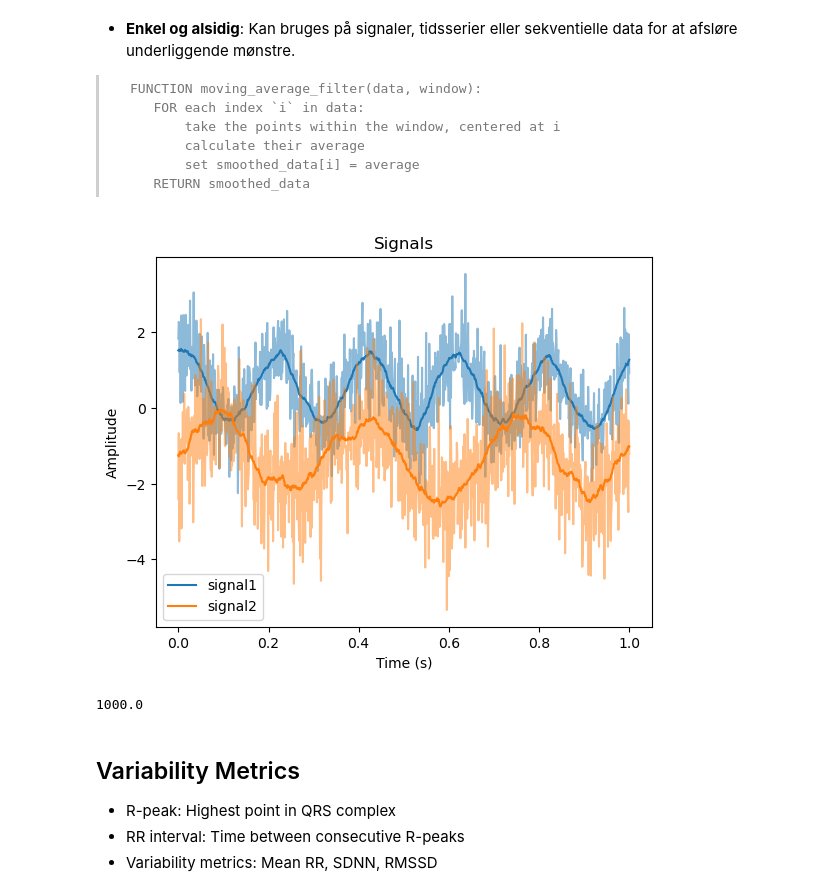
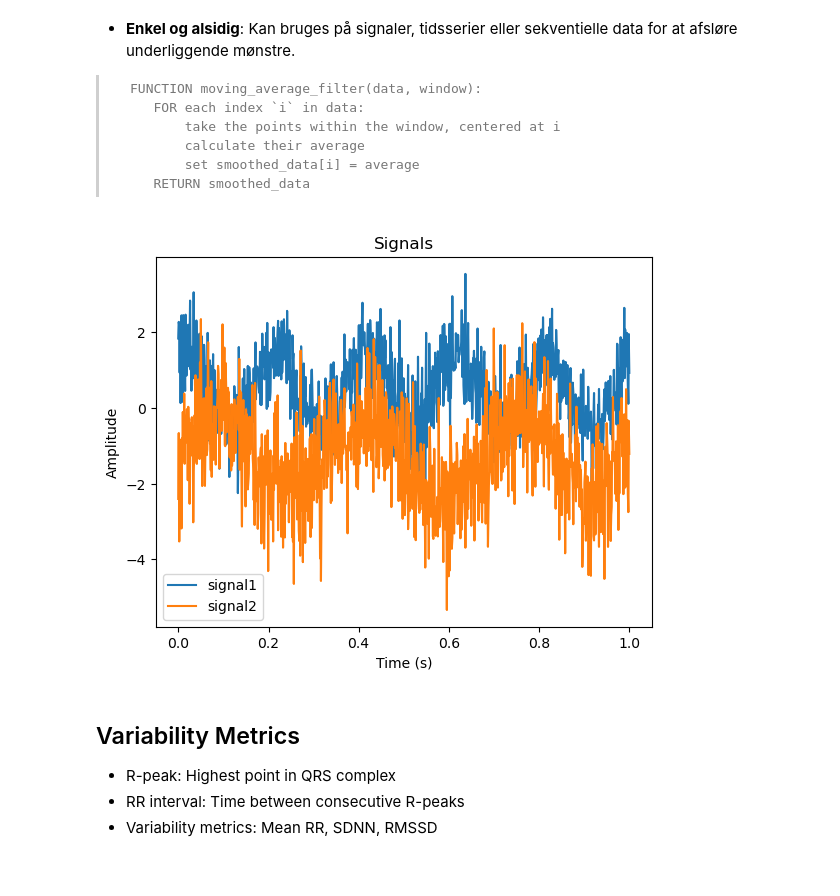
Before and after one commit to AAU-ST2-Programming/signals_1, a Jupyter notebook: signals_1.ipynb, the cells around one changed output. Cells and saved outputs as stored; diff of their text form; code cells hidden in the pictures.

```diff
--- a/signals_1.ipynb
+++ b/signals_1.ipynb
@@ -298,31 +301,30 @@ def moving_average_filter(data, window: int):
 # %%
 def moving_average_filter(data: np.ndarray, window: int):
     N = len(data)
     smoothed = np.zeros_like(data)
     halfwindow = window//2
     for i in range(N):
         start = max(0, i - halfwindow)
         end = min(N, i + halfwindow + 1)
         smoothed[i] = data[start:end].mean()
 
     return smoothed
 
-window_size  = 40
+window_size  = 1
 smoothed_signal1 = moving_average_filter(signal1,window_size)
 smoothed_signal2 = moving_average_filter(signal2,window_size)
 
 plt.plot(T,signal1, color="C0", alpha=0.5)
 plt.plot(T,smoothed_signal1, color="C0", label="signal1")
 plt.plot(T,signal2, color="C1", alpha=0.5)
 plt.plot(T,smoothed_signal2, color="C1", label="signal2")
 plt.legend()
 plt.title("Signals")
 plt.ylabel("Amplitude")
 plt.xlabel("Time (s)")
 plt.show()
 # %% [output]
-[figure, old version]
+[figure, new version]
-1000.0
 # %% [markdown]
 ## Variability Metrics
 
```
Also changed, not shown: parts of 13 cells of this notebook, 2 other files.
